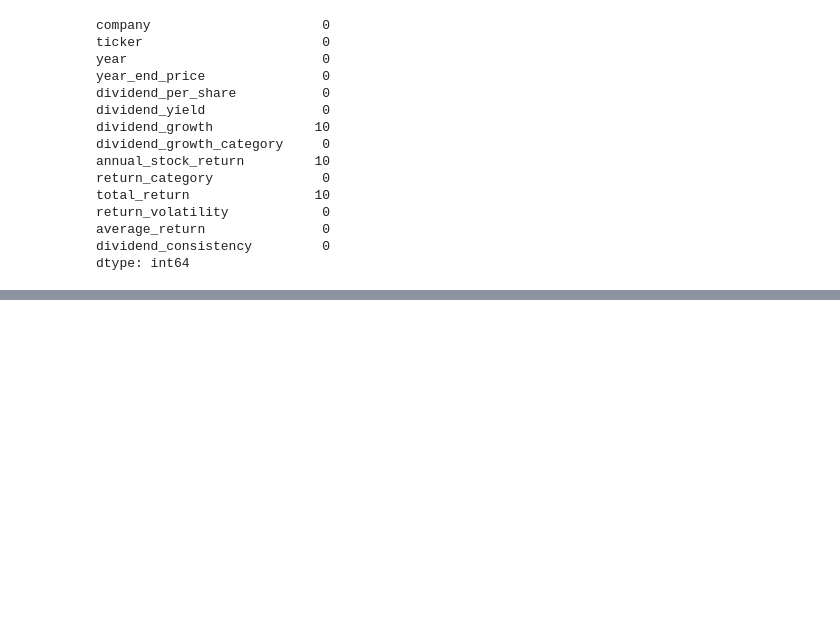
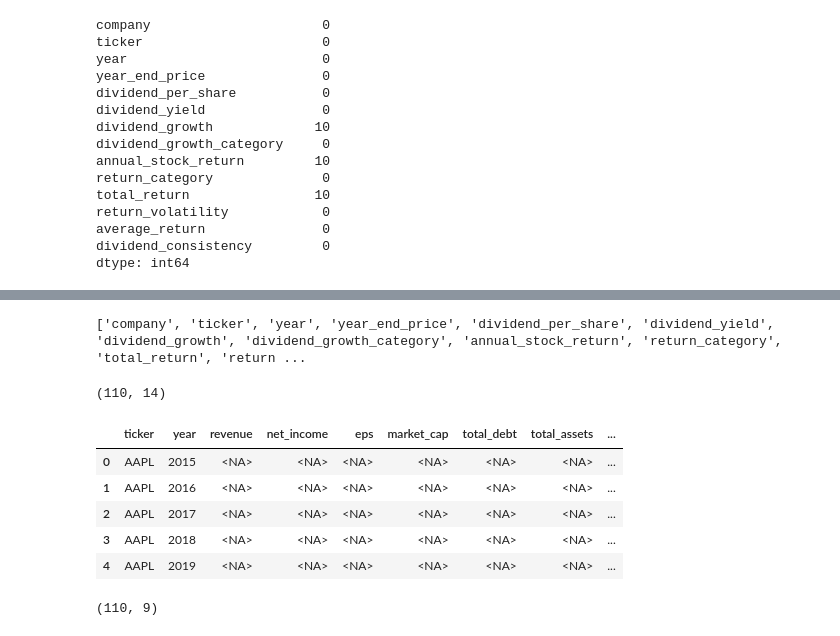
Before and after one commit to Jenniskamboj/Dividend-Puzzle-Analyzer, a Jupyter notebook: notebooks/01_data_understanding.ipynb, the cells around one changed output, grey strips where cells are left out. Drawn from its saved outputs; the diff is of its cells as text; code cells hidden in the pictures; blank space fills up the shorter version.

Commit message:
Day 12: Prepare financial fundamentals

```diff
--- a/notebooks/01_data_understanding.ipynb
+++ b/notebooks/01_data_understanding.ipynb
@@ -2425,0 +2428,6 @@ company_summary_day11.to_csv(
+# %%
+data = pd.read_csv(
+    "../datasets/processed/dividend_puzzle_research_dataset.csv"
+)
+
+data.head()
@@ -2425,0 +2441,40 @@ company_summary_day11.to_csv(
+# %%
+print(data.columns.tolist())
+# %% [output]
+['company', 'ticker', 'year', 'year_end_price', 'dividend_per_share', 'dividend_yield', 'dividend_growth', 'dividend_growth_category', 'annual_stock_return', 'return_category', 'total_return', 'return ...
+# %%
+print(data.shape)
+# %% [output]
+(110, 14)
+# %%
+fundamental_columns = [
+    "ticker",
+    "year",
+    "revenue",
+    "net_income",
+    "eps",
+    "market_cap",
+    "total_debt",
+    "total_assets",
+    "shares_outstanding"
+]
+
+fundamentals_template = data[
+    ["ticker", "year"]
+].drop_duplicates().copy()
+
+for column in fundamental_columns[2:]:
+    fundamentals_template[column] = pd.NA
+
+fundamentals_template.head()
+# %% [output]
+|  | ticker | year | revenue | net_income | eps | market_cap | total_debt | total_assets | ... |
+| 0 | AAPL | 2015 | <NA> | <NA> | <NA> | <NA> | <NA> | <NA> | ... |
+| 1 | AAPL | 2016 | <NA> | <NA> | <NA> | <NA> | <NA> | <NA> | ... |
+| 2 | AAPL | 2017 | <NA> | <NA> | <NA> | <NA> | <NA> | <NA> | ... |
+| 3 | AAPL | 2018 | <NA> | <NA> | <NA> | <NA> | <NA> | <NA> | ... |
+| 4 | AAPL | 2019 | <NA> | <NA> | <NA> | <NA> | <NA> | <NA> | ... |
+# %%
+fundamentals_template.shape
+# %% [output]
+(110, 9)
```
Also changed, not shown: parts of 9 cells of this notebook, 2 other files.
